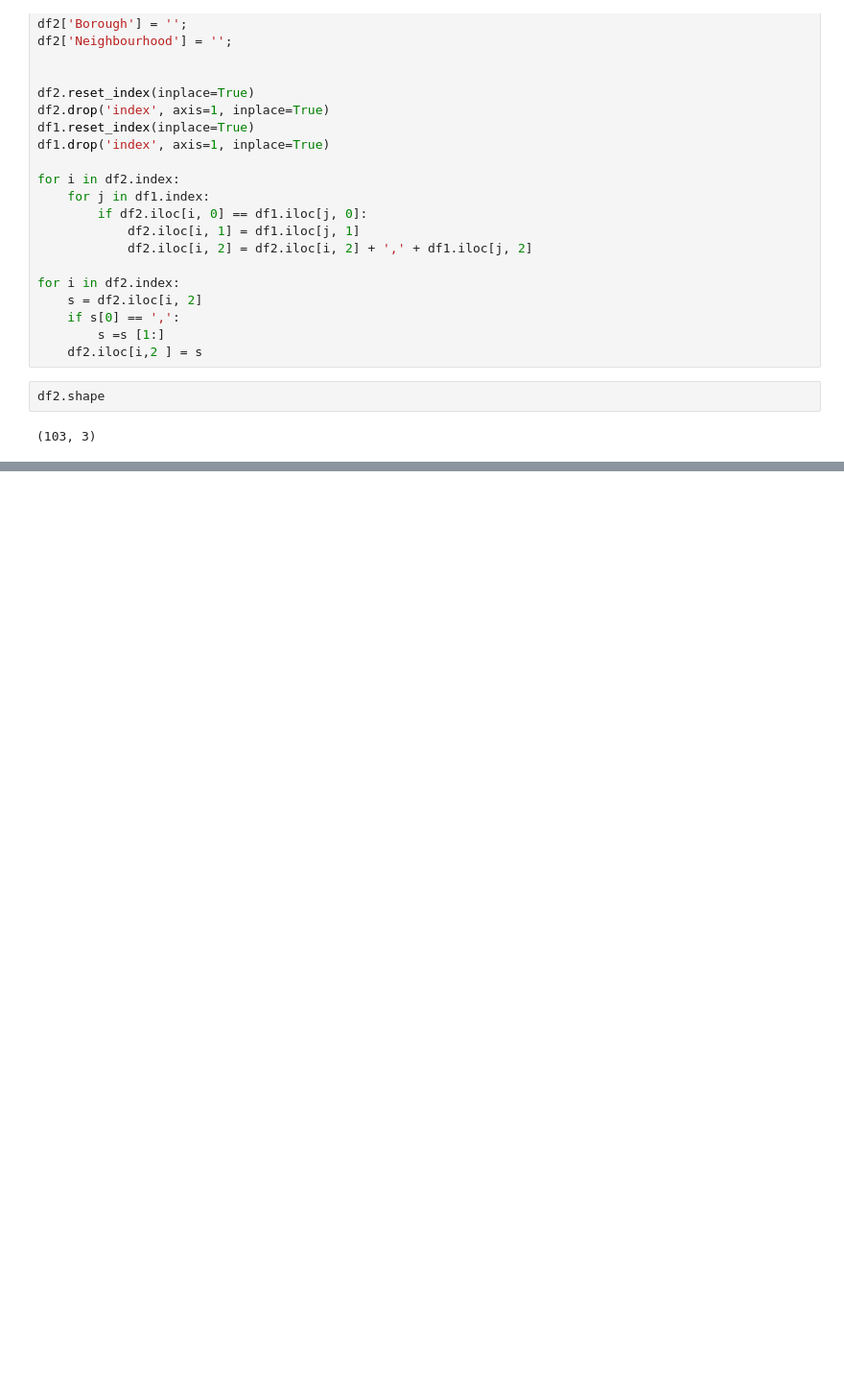
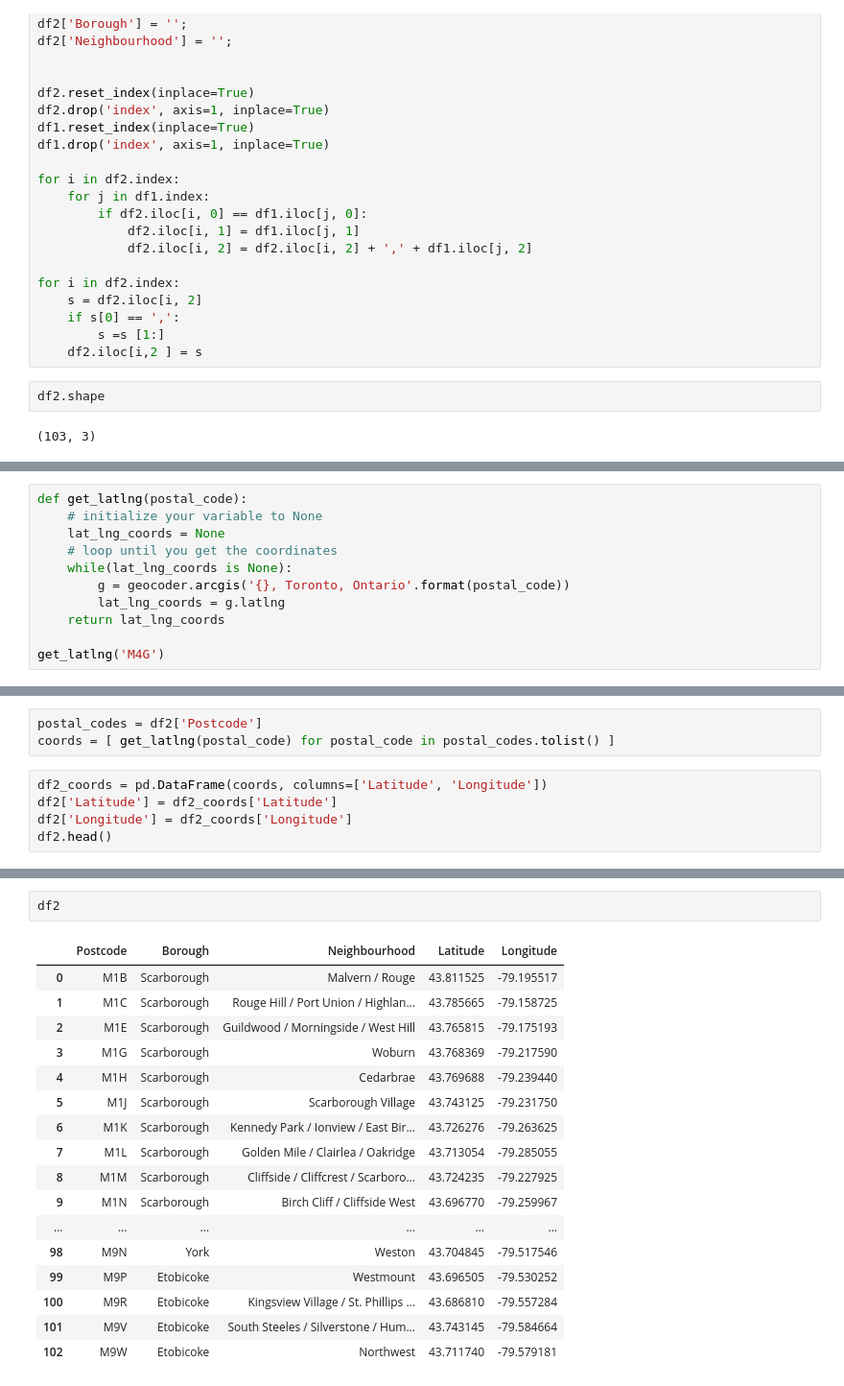
Before and after one commit to Anthony8887/Coursera_Capstone, a Jupyter notebook: Toronto_cluster.ipynb, the cells around one changed output, grey strips where cells are left out. Shown at 96% size. Saved outputs shown, nothing was run; the diff lists cells and outputs as text; blank space fills up the shorter version.

```diff
--- a/Toronto_cluster.ipynb
+++ b/Toronto_cluster.ipynb
@@ -118,0 +119,11 @@ df2.shape
+# %%
+def get_latlng(postal_code):
+    # initialize your variable to None
+    lat_lng_coords = None
+    # loop until you get the coordinates
+    while(lat_lng_coords is None):
+        g = geocoder.arcgis('{}, Toronto, Ontario'.format(postal_code))
+        lat_lng_coords = g.latlng
+    return lat_lng_coords
+
+get_latlng('M4G')
@@ -118,0 +132,8 @@ df2.shape
+# %%
+postal_codes = df2['Postcode']
+coords = [ get_latlng(postal_code) for postal_code in postal_codes.tolist() ]
+# %%
+df2_coords = pd.DataFrame(coords, columns=['Latitude', 'Longitude'])
+df2['Latitude'] = df2_coords['Latitude']
+df2['Longitude'] = df2_coords['Longitude']
+df2.head()
@@ -118,0 +147,20 @@ df2.shape
+# %%
+df2
+# %% [output]
+|  | Postcode | Borough | Neighbourhood | Latitude | Longitude |
+| 0 | M1B | Scarborough | Malvern / Rouge | 43.811525 | -79.195517 |
+| 1 | M1C | Scarborough | Rouge Hill / Port Union / Highlan... | 43.785665 | -79.158725 |
+| 2 | M1E | Scarborough | Guildwood / Morningside / West Hill | 43.765815 | -79.175193 |
+| 3 | M1G | Scarborough | Woburn | 43.768369 | -79.217590 |
+| 4 | M1H | Scarborough | Cedarbrae | 43.769688 | -79.239440 |
+| 5 | M1J | Scarborough | Scarborough Village | 43.743125 | -79.231750 |
+| 6 | M1K | Scarborough | Kennedy Park / Ionview / East Bir... | 43.726276 | -79.263625 |
+| 7 | M1L | Scarborough | Golden Mile / Clairlea / Oakridge | 43.713054 | -79.285055 |
+| 8 | M1M | Scarborough | Cliffside / Cliffcrest / Scarboro... | 43.724235 | -79.227925 |
+| 9 | M1N | Scarborough | Birch Cliff / Cliffside West | 43.696770 | -79.259967 |
+| ... | ... | ... | ... | ... | ... |
+| 98 | M9N | York | Weston | 43.704845 | -79.517546 |
+| 99 | M9P | Etobicoke | Westmount | 43.696505 | -79.530252 |
+| 100 | M9R | Etobicoke | Kingsview Village / St. Phillips ... | 43.686810 | -79.557284 |
+| 101 | M9V | Etobicoke | South Steeles / Silverstone / Hum... | 43.743145 | -79.584664 |
+| 102 | M9W | Etobicoke | Northwest | 43.711740 | -79.579181 |
```
Also changed, not shown: parts of 4 cells of this notebook.
